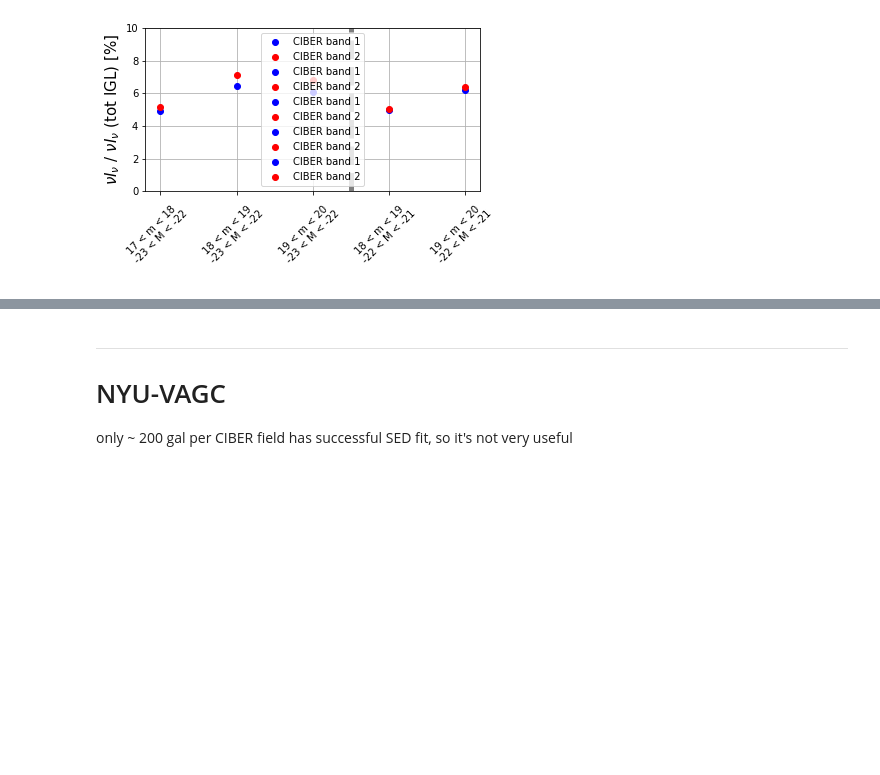
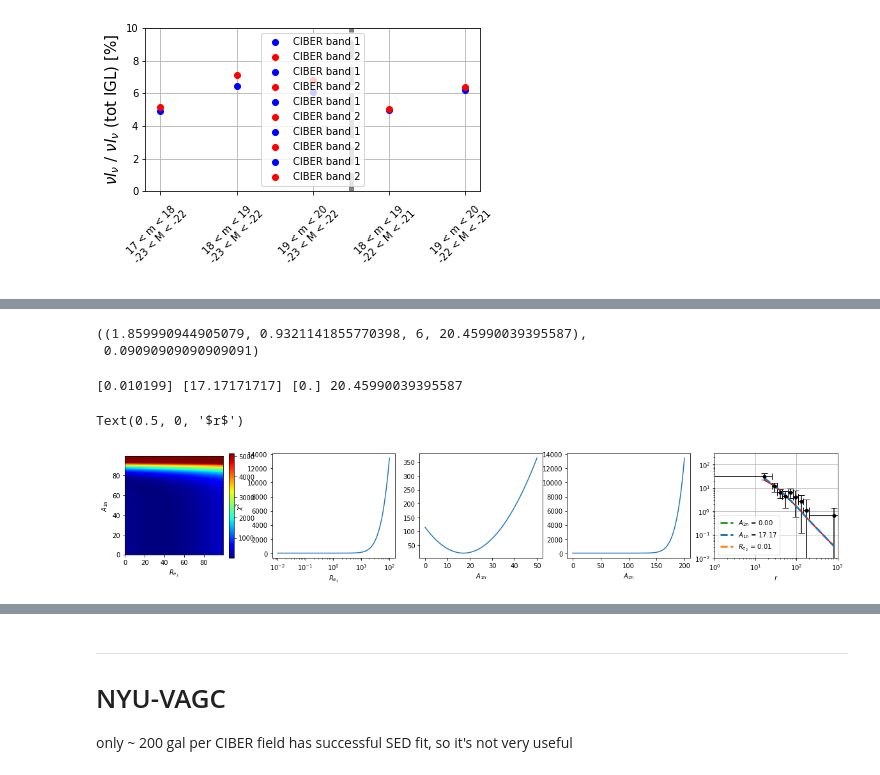
Before and after one commit to yuntingcheng/python_ciber, a Jupyter notebook: stack_modelfit/Untitled2.ipynb, the cells around one changed output, grey strips where cells are left out. Saved outputs shown, nothing was run; the diff lists cells and outputs as text; code cells hidden in the pictures; blank space fills up the shorter version.

```diff
--- a/stack_modelfit/Untitled2.ipynb
+++ b/stack_modelfit/Untitled2.ipynb
@@ -1877,0 +1895,68 @@ for inst in [1,2]:
+# %%
+R200 = gal_profile_model().Wang19_profile(0,im)['params']['R200']
+xe2_arr = np.logspace(-4,0,100)
+Re2_arr = xe2_arr * R200
+A2h_arr = np.linspace(0,200,100)
+A1h_arr = np.linspace(0,50,100)
+
+Covi = param_fit.covsub_inv
+chi2_arr = np.zeros([len(Re2_arr),len(A1h_arr),len(A2h_arr)])
+for i,xe2 in enumerate(xe2_arr):
+    for j,A1h in enumerate(A1h_arr):
+        for k,A2h in enumerate(A2h_arr):
+            modelprof = param_fit.get_profexcess_model(fast=True, xe2=xe2, A1h=A1h, A2h=A2h)
+            D = modelprof['profex_sub'] + modelprof['prof1h_sub'] +\
+            modelprof['prof2h_sub'] - param_fit.profex_sub
+            chi2 = param_fit.get_chi2(xe2=xe2, A1h=A1h, A2h=A2h)
+            chi2_arr[i,j,k] = chi2
+# %%
+param_fit.get_chi2_pte(chi2=np.min(chi2_arr)),param_fit.covsub_inv_debias
+# %% [output]
+((1.859990944905079, 0.9321141855770398, 6, 20.45990039395587),
+ 0.09090909090909091)
+# %%
+Re2_best_idx, A1h_best_idx, A2h_best_idx = np.where(chi2_arr==np.min(chi2_arr))
+Re2_best, A1h_best, A2h_best = Re2_arr[Re2_best_idx], A1h_arr[A1h_best_idx], A2h_arr[A2h_best_idx]
+print(Re2_best, A1h_best, A2h_best, np.min(chi2_arr))
+
+fig, ax = plt.subplots(1,5,figsize=(20,3))
+imageclip(chi2_arr[:,:,A2h_best_idx].reshape(chi2_arr.shape[0],chi2_arr.shape[1]), ax=ax[0])
+ax[1].semilogx(Re2_arr, chi2_arr[:, A1h_best_idx, A2h_best_idx].flatten())
+ax[2].plot(A1h_arr, chi2_arr[Re2_best_idx,:,A2h_best_idx].flatten())
+ax[3].plot(A2h_arr, chi2_arr[:,A1h_best_idx,A2h_best_idx].flatten())
+
+r_arr = param_fit.rsubbins
+rbinedges = param_fit.rsubbinedges
+profd_arr = param_fit.profex_sub
+profd_err = np.sqrt(np.diag(param_fit.covsub))
+modelprof = param_fit.get_profexcess_model(Re2=Re2_best, A1h=A1h_best, A2h=A2h_best, fast=True)
+profex_arr = modelprof['profex_sub']
+prof1h_arr = modelprof['prof1h_sub']
+prof2h_arr = modelprof['prof2h_sub']
+profm_arr = profex_arr + prof1h_arr + prof2h_arr
+plot_err_log(r_arr,
+             profd_arr,
+             profd_err,
+             xedges = rbinedges,
+             ax=ax[4], color='k')
+ax[4].loglog(r_arr, profm_arr,'r-', lw=2)
+ax[4].loglog(r_arr, prof2h_arr,'C2--', lw=3, label=r'$A_{\rm 2h}$ = %.2f'%A2h_best)
+ax[4].loglog(r_arr, prof1h_arr,'C0--', lw=3, label=r'$A_{\rm 1h}$ = %.2f'%A1h_best)
+ax[4].loglog(r_arr, profex_arr,'C1--', lw=3, label=r'$R_{e_2}$ = %.2f'%Re2_best)
+ax[4].set_ylim([1e-2,3e2])
+ax[4].set_xlim([1e0,1e3])
+ax[4].grid()
+ax[4].legend()
+ax[0].set_xlabel(r'$R_{e_2}$')
+ax[0].set_ylabel(r'$A_{\rm 1h}$')
+ax[1].set_xlabel(r'$R_{e_2}$')
+ax[1].set_ylabel(r'$\chi^2$')
+ax[2].set_xlabel(r'$A_{\rm 1h}$')
+ax[3].set_xlabel(r'$A_{\rm 2h}$')
+ax[4].set_xlabel(r'$r$')
+
+# plt.savefig('/Users/ytcheng/Desktop/grid.png', dpi = 100, bbox_inches='tight')
+# %% [output]
+[0.010199] [17.17171717] [0.] 20.45990039395587
+Text(0.5, 0, '$r$')
+[figure, added]
```
Also changed, not shown: parts of 15 cells of this notebook, 2 other files.
